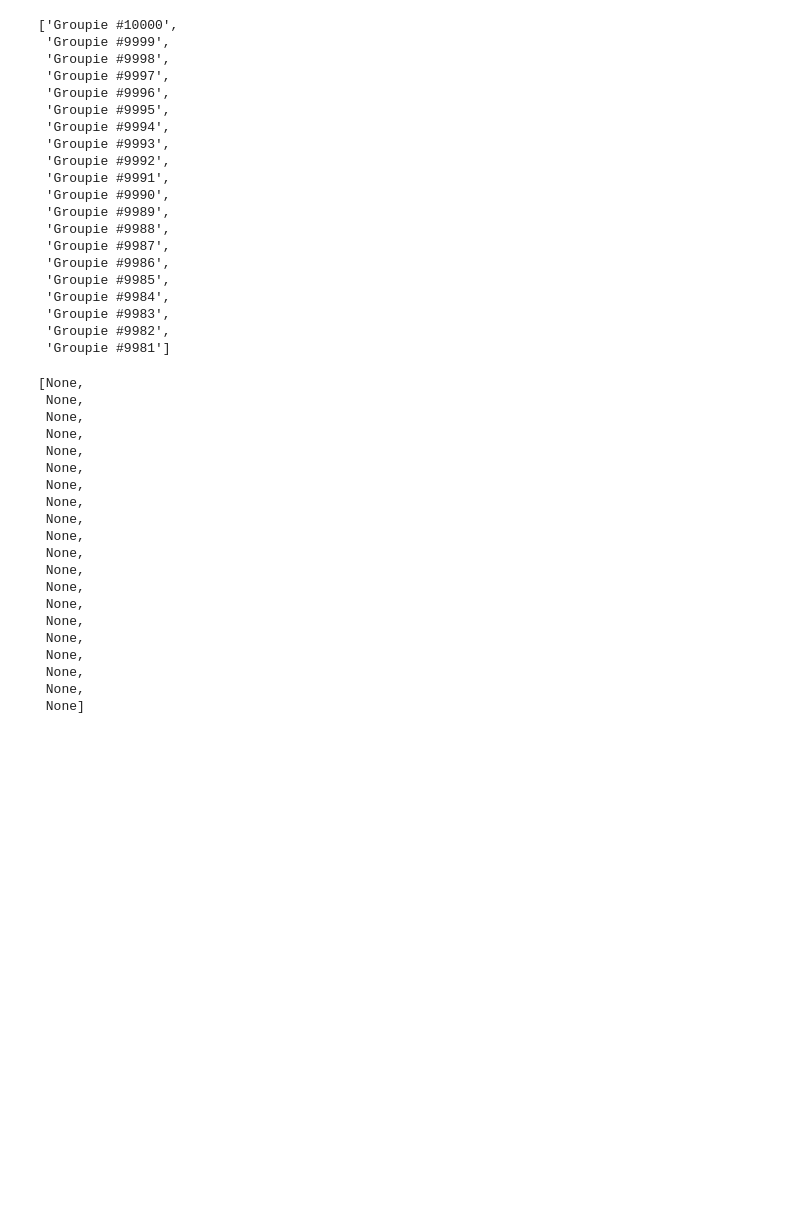
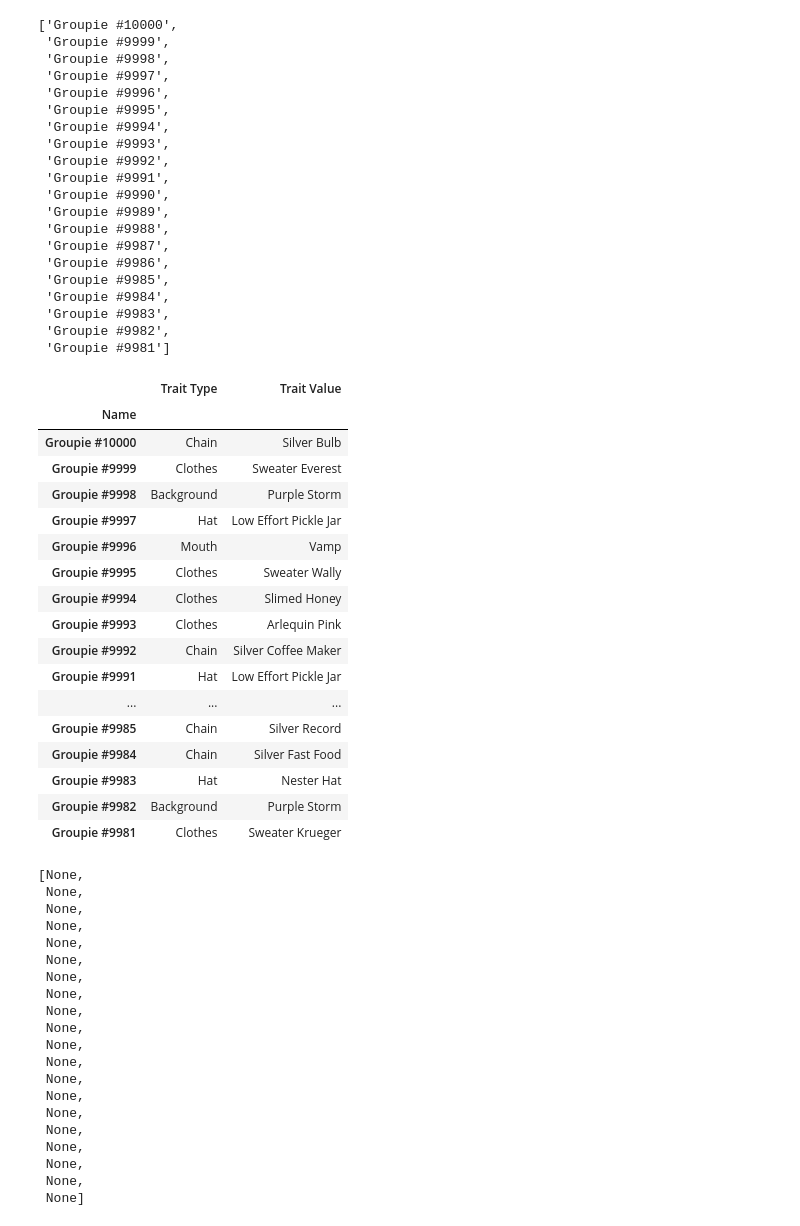
Before and after one commit to amr8808/Project1, a Jupyter notebook: Project1_API.ipynb, the cells around one changed output. Drawn from its saved outputs; the diff is of its cells as text; code cells hidden in the pictures; blank space fills up the shorter version.

```diff
--- a/Project1_API.ipynb
+++ b/Project1_API.ipynb
@@ -195,3 +217,26 @@ name
  'Groupie #9983',
  'Groupie #9982',
  'Groupie #9981']
+# %%
+groupie_traits = pd.DataFrame({'Name':name,'Trait Type':trait_type_list,'Trait Value':trait_value_list})
+groupie_traits.set_index('Name',inplace = True)
+groupie_traits
+# %% [output]
+|  | Trait Type | Trait Value |
+| Name |  |  |
+| Groupie #10000 | Chain | Silver Bulb |
+| Groupie #9999 | Clothes | Sweater Everest |
+| Groupie #9998 | Background | Purple Storm |
+| Groupie #9997 | Hat | Low Effort Pickle Jar |
+| Groupie #9996 | Mouth | Vamp |
+| Groupie #9995 | Clothes | Sweater Wally |
+| Groupie #9994 | Clothes | Slimed Honey |
+| Groupie #9993 | Clothes | Arlequin Pink |
+| Groupie #9992 | Chain | Silver Coffee Maker |
+| Groupie #9991 | Hat | Low Effort Pickle Jar |
+| ... | ... | ... |
+| Groupie #9985 | Chain | Silver Record |
+| Groupie #9984 | Chain | Silver Fast Food |
+| Groupie #9983 | Hat | Nester Hat |
+| Groupie #9982 | Background | Purple Storm |
+| Groupie #9981 | Clothes | Sweater Krueger |
```
Also changed, not shown: parts of 19 cells of this notebook, 9 other files.
